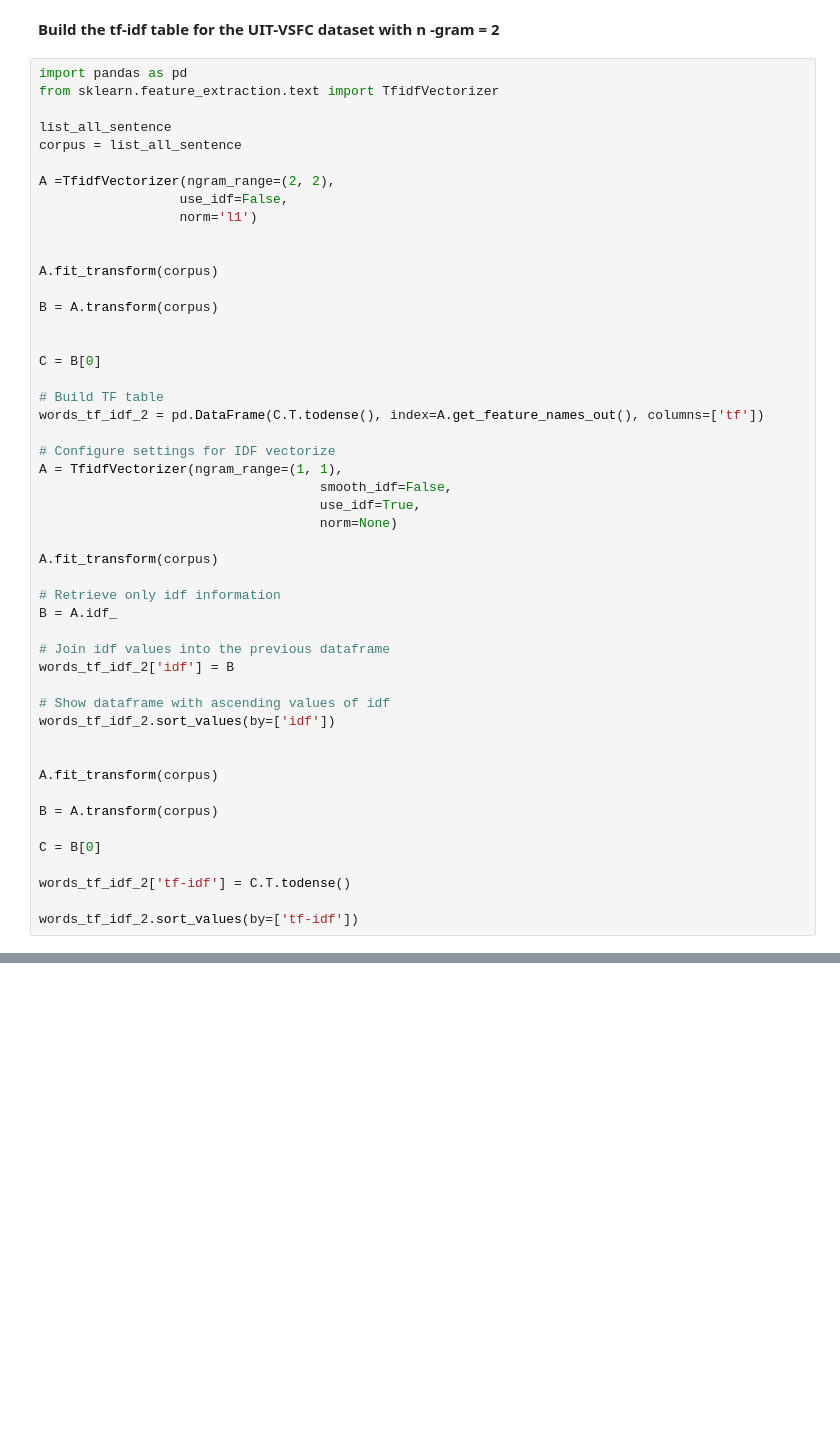
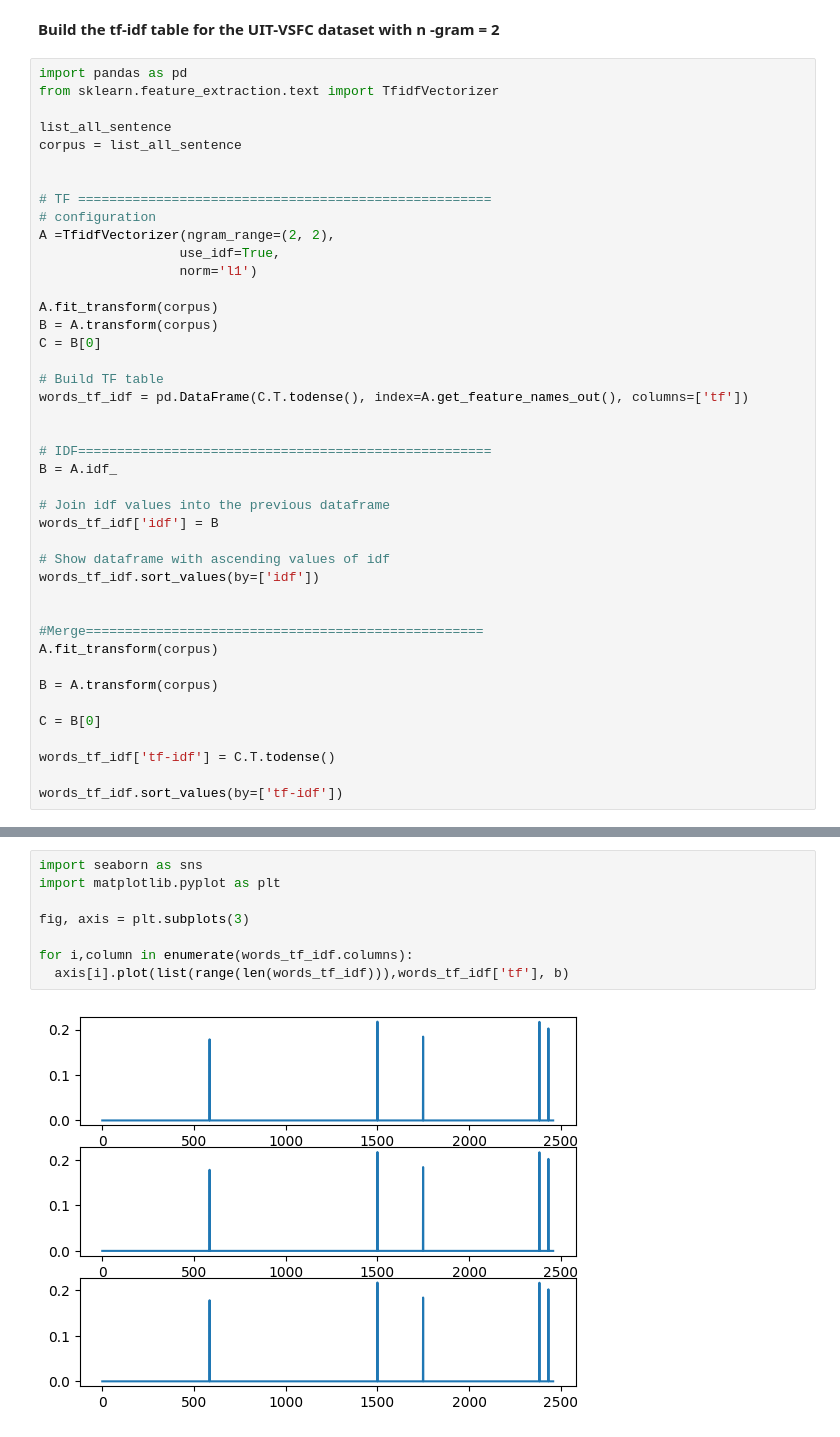
Before and after one commit to Likelipop/NLP, a Jupyter notebook: ngram_tf_idf.ipynb, the cells around one changed output, grey strips where cells are left out. Saved outputs shown, nothing was run; the diff lists cells and outputs as text; blank space fills up the shorter version.

```diff
--- a/ngram_tf_idf.ipynb
+++ b/ngram_tf_idf.ipynb
@@ -586,46 +579,39 @@ from sklearn.feature_extraction.text import TfidfVectorizer
 list_all_sentence
 corpus = list_all_sentence
 
+
+# TF =====================================================
+# configuration
 A =TfidfVectorizer(ngram_range=(2, 2),
-                  use_idf=False,
+                  use_idf=True,
                   norm='l1')
 
-
 A.fit_transform(corpus)
-
 B = A.transform(corpus)
-
-
 C = B[0]
 
 # Build TF table
-words_tf_idf_2 = pd.DataFrame(C.T.todense(), index=A.get_feature_names_out(), columns=['tf'])
+words_tf_idf = pd.DataFrame(C.T.todense(), index=A.get_feature_names_out(), columns=['tf'])
 
-# Configure settings for IDF vectorize
-A = TfidfVectorizer(ngram_range=(1, 1),
-                                    smooth_idf=False,
-                                    use_idf=True,
-                                    norm=None)
 
-A.fit_transform(corpus)
-
-# Retrieve only idf information
+# IDF=====================================================
 B = A.idf_
 
 # Join idf values into the previous dataframe
-words_tf_idf_2['idf'] = B
+words_tf_idf['idf'] = B
 
 # Show dataframe with ascending values of idf
-words_tf_idf_2.sort_values(by=['idf'])
+words_tf_idf.sort_values(by=['idf'])
 
 
+#Merge===================================================
 A.fit_transform(corpus)
 
 B = A.transform(corpus)
 
 C = B[0]
 
-words_tf_idf_2['tf-idf'] = C.T.todense()
+words_tf_idf['tf-idf'] = C.T.todense()
 
-words_tf_idf_2.sort_values(by=['tf-idf'])
+words_tf_idf.sort_values(by=['tf-idf'])
 # %% [output]
@@ -632,0 +631,10 @@ ValueError: Length of values (2459) does not match length of index (31384)
+# %%
+import seaborn as sns
+import matplotlib.pyplot as plt
+
+fig, axis = plt.subplots(3)
+
+for i,column in enumerate(words_tf_idf.columns):
+  axis[i].plot(list(range(len(words_tf_idf))),words_tf_idf['tf'], b)
+# %% [output]
+[figure, added]
```
Also changed, not shown: parts of 3 cells of this notebook.
